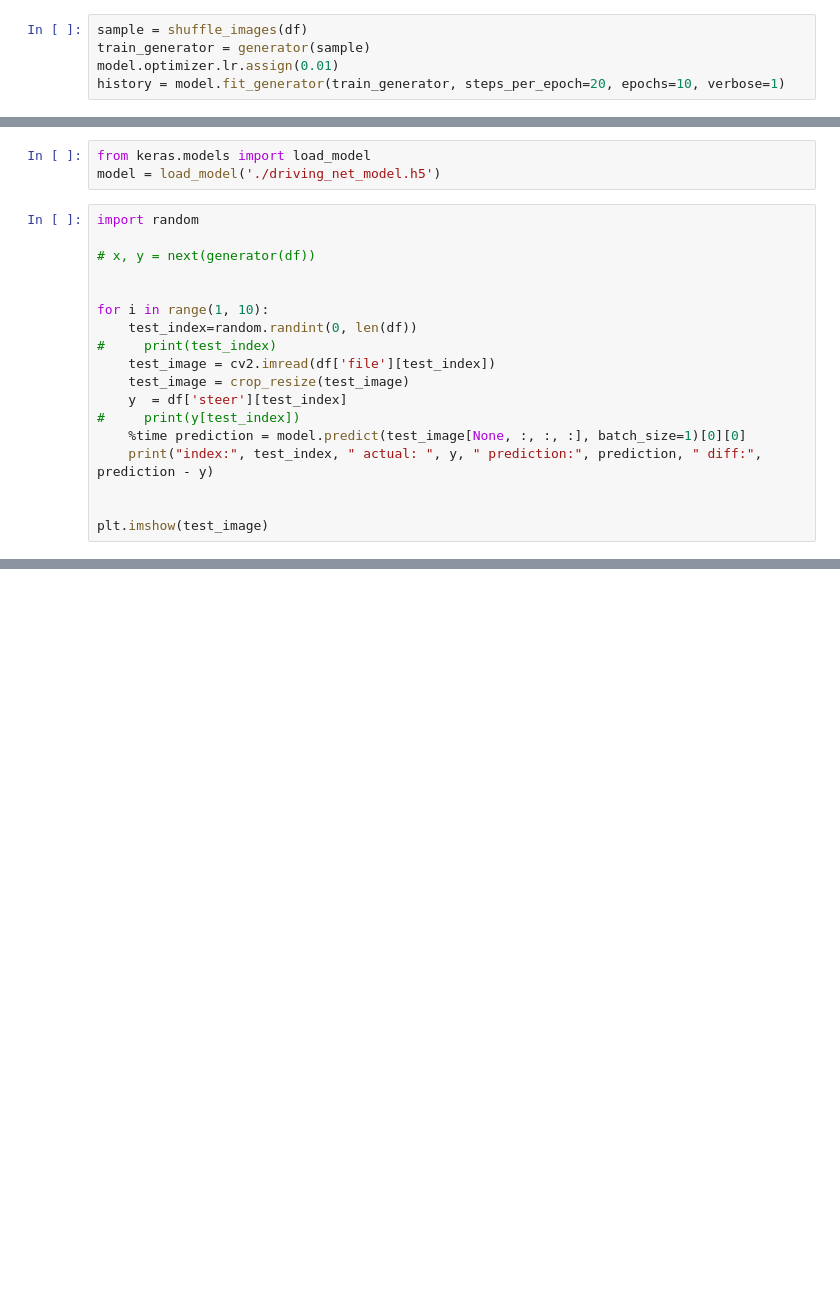
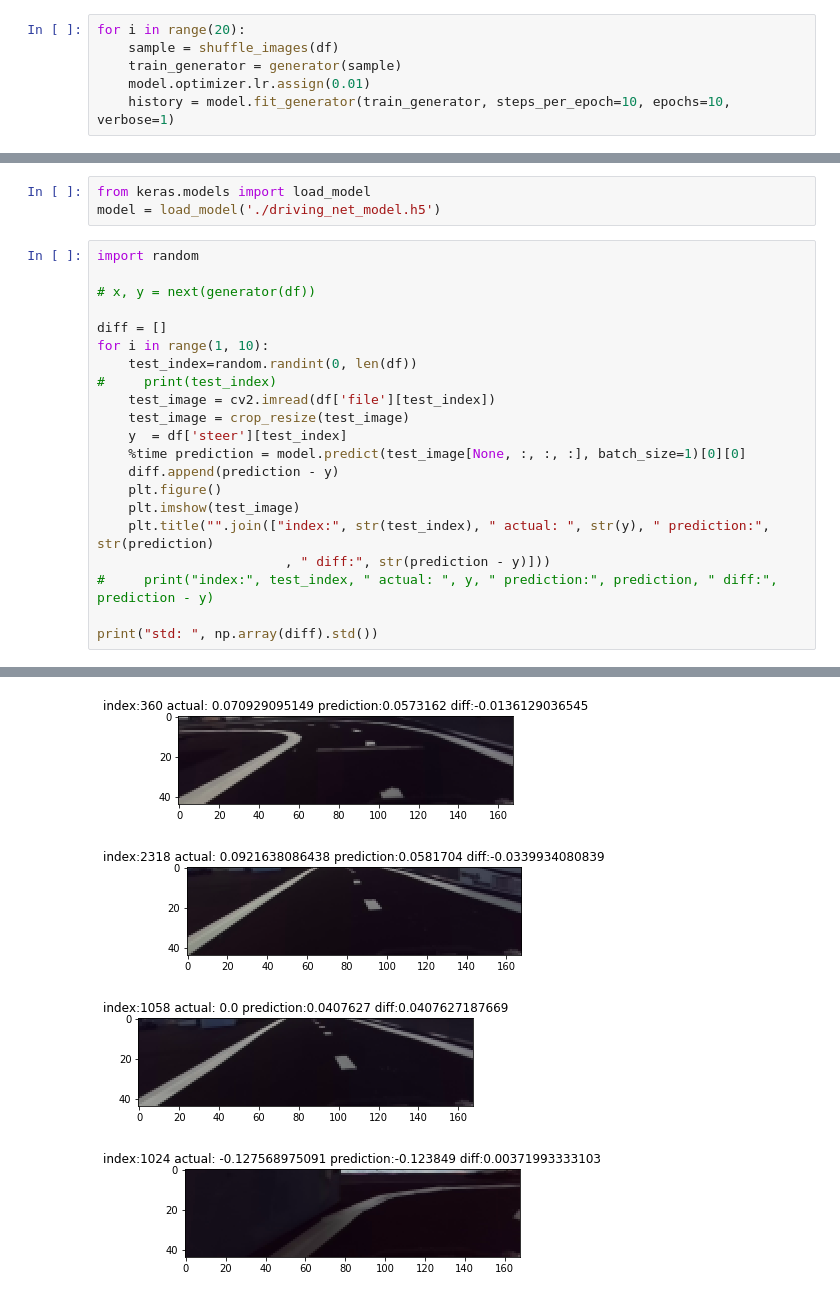
Before and after one commit to wallarug/startcon2017-mit, a Jupyter notebook: notebooks/mit-drive-NN.ipynb, the cells around one changed output, grey strips where cells are left out. Drawn from its saved outputs; the diff is of its cells as text; blank space fills up the shorter version.

```diff
--- a/notebooks/mit-drive-NN.ipynb
+++ b/notebooks/mit-drive-NN.ipynb
@@ -254,7 +307,8 @@ TypeError: 'NoneType' object has no attribute '__getitem__'
 # %%
-sample = shuffle_images(df)
-train_generator = generator(sample)
-model.optimizer.lr.assign(0.01)
-history = model.fit_generator(train_generator, steps_per_epoch=20, epochs=10, verbose=1)
+for i in range(20):
+    sample = shuffle_images(df)
+    train_generator = generator(sample)
+    model.optimizer.lr.assign(0.01)
+    history = model.fit_generator(train_generator, steps_per_epoch=10, epochs=10, verbose=1)
 # %% [output]
 Epoch 1/10
@@ -295,16 +352,20 @@ import random
 
 # x, y = next(generator(df))
 
-
+diff = []
 for i in range(1, 10):
     test_index=random.randint(0, len(df))
 #     print(test_index)
     test_image = cv2.imread(df['file'][test_index])
     test_image = crop_resize(test_image)
     y  = df['steer'][test_index]
-#     print(y[test_index])
     %time prediction = model.predict(test_image[None, :, :, :], batch_size=1)[0][0]
-    print("index:", test_index, " actual: ", y, " prediction:", prediction, " diff:", prediction - y)
+    diff.append(prediction - y)
+    plt.figure()
+    plt.imshow(test_image)
+    plt.title("".join(["index:", str(test_index), " actual: ", str(y), " prediction:", str(prediction)
+                        , " diff:", str(prediction - y)]))
+#     print("index:", test_index, " actual: ", y, " prediction:", prediction, " diff:", prediction - y)
 
-
-plt.imshow(test_image)
+print("std: ", np.array(diff).std())
+# %% [output]
@@ -310,0 +391,4 @@ plt.imshow(test_image)
+[figure, added]
+[figure, added]
+[figure, added]
+[figure, added]
```
Also changed, not shown: parts of 11 cells of this notebook, 2 other files.
